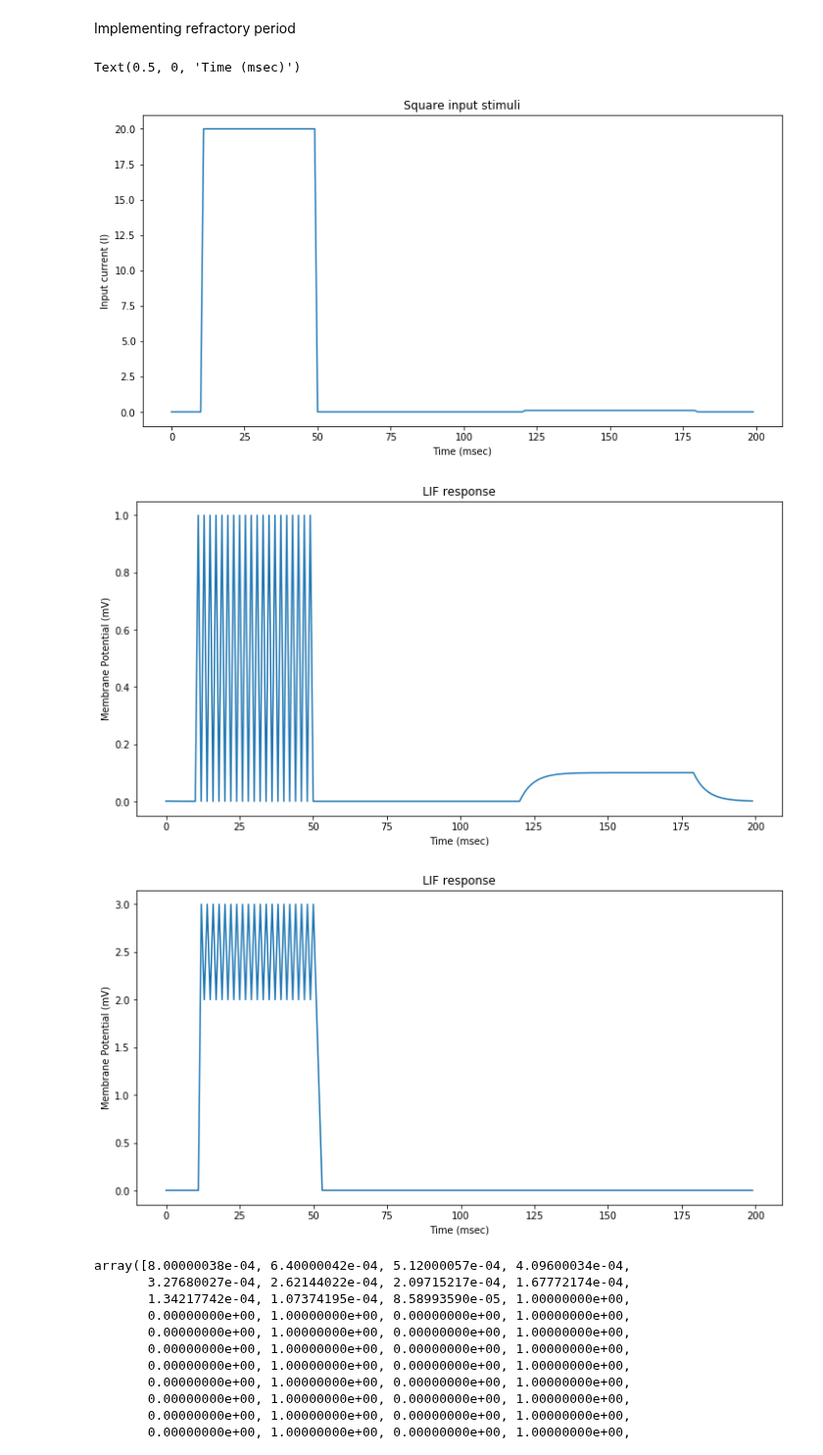
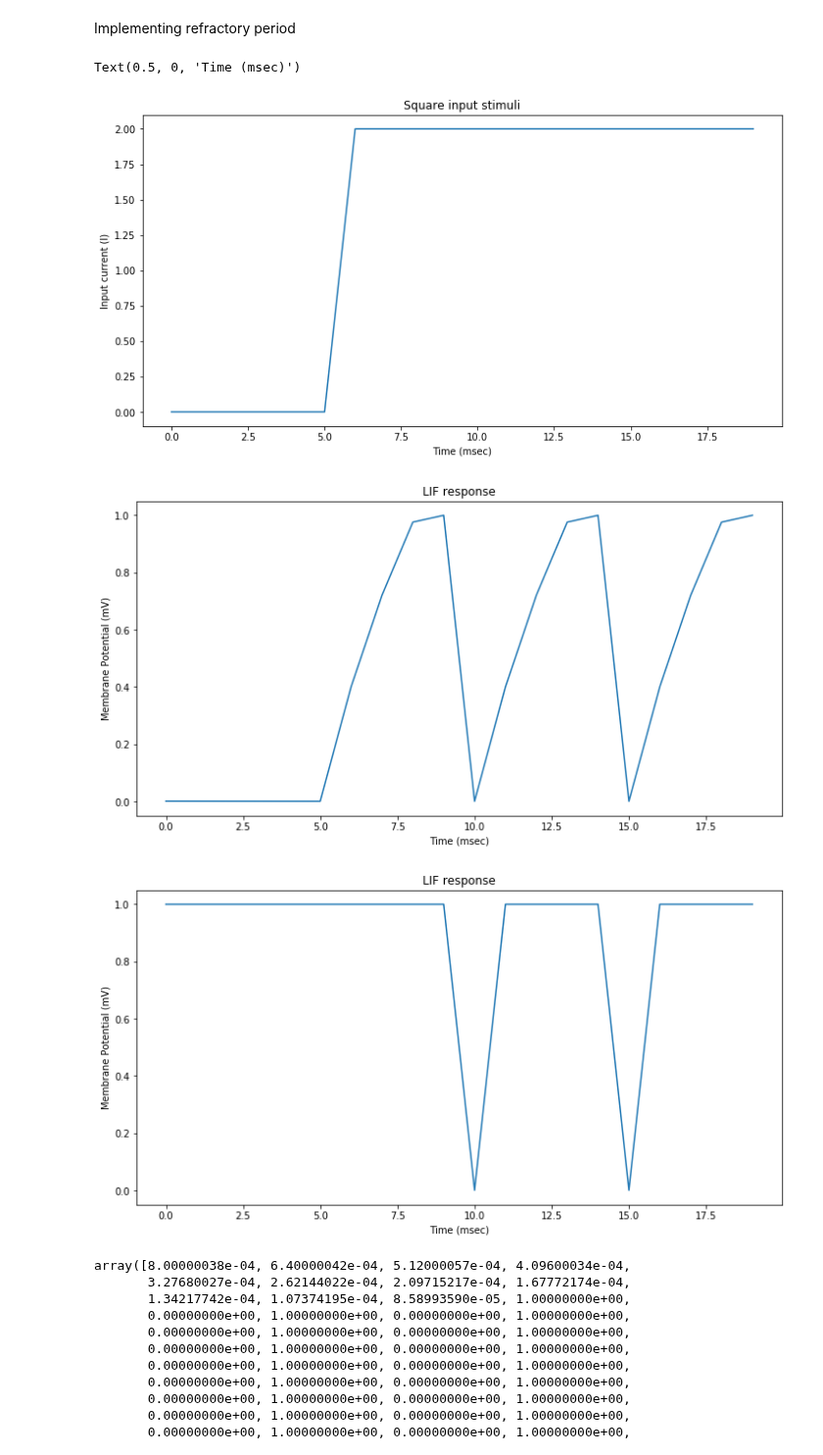
Before and after one commit to eghbalhosseini/KeRNL, a Jupyter notebook: LIFNetwork.ipynb, the cells around one changed output. Shown at 98% size. Saved outputs shown, nothing was run; the diff lists cells and outputs as text; code cells hidden in the pictures.

Commit message:
implemented the refractory dynmics

```diff
--- a/LIFNetwork.ipynb
+++ b/LIFNetwork.ipynb
@@ -376,7 +287,7 @@ Implementing refractory period
 # basic LIFneuron
 class LIFNeuronSimple(object):
     # initialize the network object
-    def __init__(self,n_Neur=1, tau_m=5.0, v_Theta=1, v_Reset=0.0, tau_s=5,spike_threshold=1.0,tau_refract=3.0):
+    def __init__(self,n_Neur=1, tau_m=5.0, v_Theta=1, v_Reset=0.0, tau_s=5,spike_threshold=1.0,tau_refract=1.0):
         # number of neurons
         self.n_Neur=n_Neur
         # membrane capacitance
@@ -419,7 +330,6 @@ class LIFNeuronSimple(object):
         v_update=tf.where(has_fired_op,self.V_Reset,self.V)
         return v_update, has_fired_op
 
-
     # update conductance
     def get_conductance_op(self,has_fired_op,v_op,I_ext):
         dS_op=tf.divide(tf.negative(self.S),self.tau_s)
@@ -443,15 +353,14 @@ class LIFNeuronSimple(object):
                                         tf.constant(0.0,shape=[self.n_Neur,1]),
                                        t_subtract))
         t_reset_update=tf.assign(self.T_Reset,tf.where(has_fired_op,self.Tau_refractory,t_margin))
-
-
-        dV_op=tf.where(has_fired_op,self.V_Reset,tf.divide(
-           tf.subtract(I_syn,v_update),self.tau_m))
-        #V_op=tf.assign(self.V,tf.add(self.V,tf.multiply(dV_op,self.dt)))
+        eligilible_update=tf.equal(t_reset_update,tf.constant(0.0,shape=[self.n_Neur,1]))
+        dV_op=tf.where(eligilible_update,tf.divide(
+           tf.subtract(I_syn,v_update),self.tau_m),self.V_Reset)
         V_op=tf.assign(self.V,tf.minimum(tf.constant(self.spike_threshold,shape=[self.n_Neur,1]),
                                         tf.add(v_update,tf.multiply(dV_op,self.dt))))
 
-        return V_op, t_reset_update
+
+        return V_op, eligilible_update
 
     def get_response(self):
         v_update,has_fired_op=self.get_reset_op()
@@ -464,7 +373,7 @@ class LIFNeuronSimple(object):
 #################################
 
 # Duration of the simulation in ms
-T = 200
+T = 20
 # Duration of each time step in ms
 dt = 1
 # Number of iterations = T/dt
@@ -485,8 +394,8 @@ with tf.Session(graph=neuron.graph) as sess:
 
         t = step * dt
         # Set input current in mA
-        if t > 10 and t < 50:
-            I_ext = np.array([20], ndmin=2)
+        if t > 5 and t < 50:
+            I_ext = np.array([2], ndmin=2)
         elif t > 4 and t < 100:
             I_ext = np.array([0], ndmin=2)
         elif t > 120 and t < 180:
@@ -501,36 +410,36 @@ with tf.Session(graph=neuron.graph) as sess:
         I.append(I_ext.flatten())
         U.append(u)
         V.append(v)
 
 U1=np.array(U).flatten()
 U2=np.array(V).flatten()
 
 I_ext=np.expand_dims(I_ext,axis=0)
 plt.rcParams["figure.figsize"] =(12,6)
 # Draw the input current ahas_fired_op_floatnd the membrane potential
 plt.figure()
 plt.plot([i for i in I])
 plt.title('Square input stimuli')
 plt.ylabel('Input current (I)')
 plt.xlabel('Time (msec)')
 
 plt.figure()
 plt.plot([u for u in U1])
 #plt.axhline(y=1.0, color='r', linestyle='-')
 plt.title('LIF response')
 plt.ylabel('Membrane Potential (mV)')
 plt.xlabel('Time (msec)')
 plt.figure()
 plt.plot([u for u in U2])
 #plt.axhline(y=1.0, color='r', linestyle='-')
 plt.title('LIF response')
 plt.ylabel('Membrane Potential (mV)')
 plt.xlabel('Time (msec)')
 # %% [output]
 Text(0.5, 0, 'Time (msec)')
-[figure, old version]
+[figure, new version]
-[figure, old version]
+[figure, new version]
-[figure, old version]
+[figure, new version]
 # %%
 U1
 # %% [output]
```
Also changed, not shown: parts of 3 cells of this notebook.
